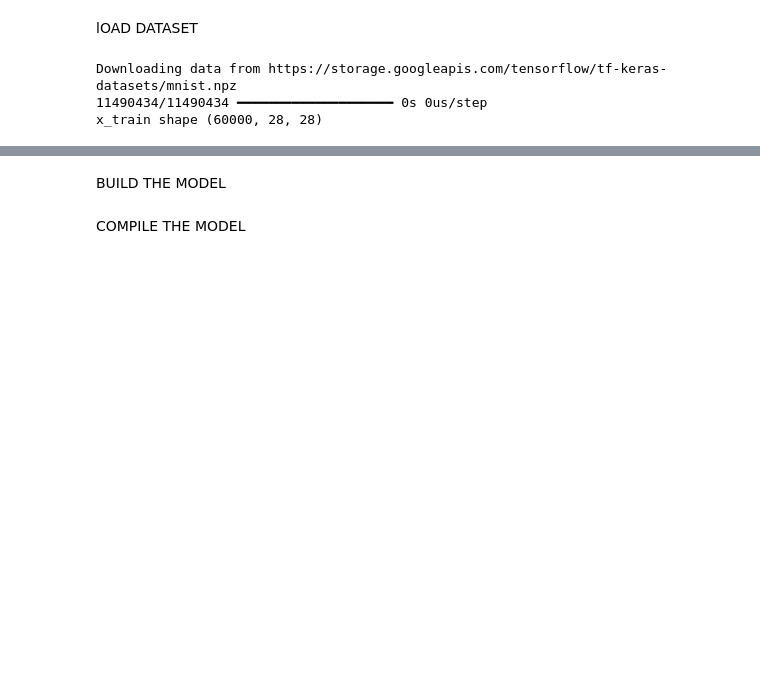
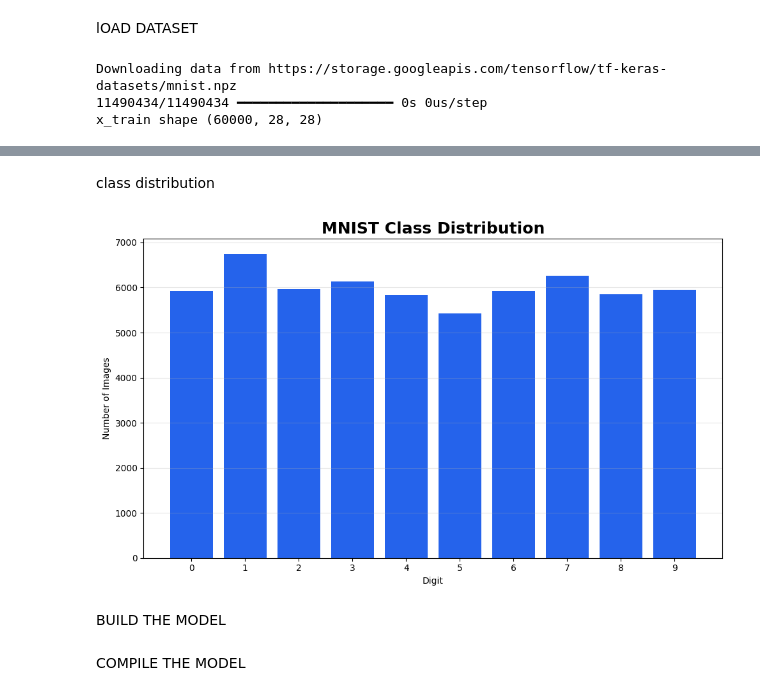
Before and after one commit to pyscar/Machine-Learning-Portfolio, a Jupyter notebook: 03_ANN_MNIST/ANN_MNIST.ipynb, the cells around one changed output, grey strips where cells are left out. Cells and saved outputs as stored; diff of their text form; code cells hidden in the pictures; blank space fills up the shorter version.

```diff
--- a/03_ANN_MNIST/ANN_MNIST.ipynb
+++ b/03_ANN_MNIST/ANN_MNIST.ipynb
@@ -19,3 +57,40 @@ x_train shape (60000, 28, 28)
+# %% [markdown]
+class distribution
+# %%
+import matplotlib.pyplot as plt
+import numpy as np
+
+classes, counts = np.unique(y_train, return_counts=True)
+
+plt.figure(figsize=(10,6))
+
+plt.bar(classes, counts, color="#2563EB")
+
+plt.title(
+    "MNIST Class Distribution",
+    fontsize=18,
+    weight="bold"
+)
+
+plt.xlabel("Digit")
+
+plt.ylabel("Number of Images")
+
+plt.xticks(classes)
+
+plt.grid(axis='y', alpha=.3)
+
+plt.tight_layout()
+
+plt.savefig(
+    "images/class_distribution.png",
+    dpi=300,
+    bbox_inches="tight"
+)
+
+plt.show()
+# %% [output]
+[figure, added]
 # %% [markdown]
 BUILD THE MODEL
 # %%
```
Also changed, not shown: parts of 35 cells of this notebook, 16 other files.
